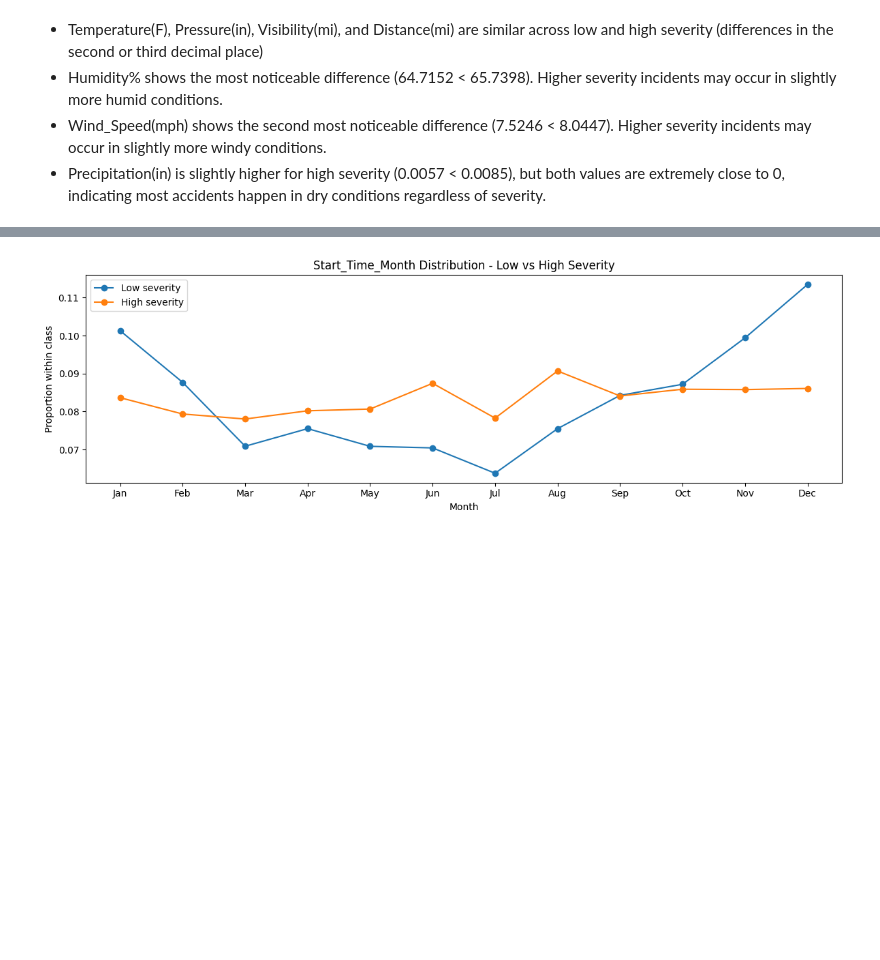
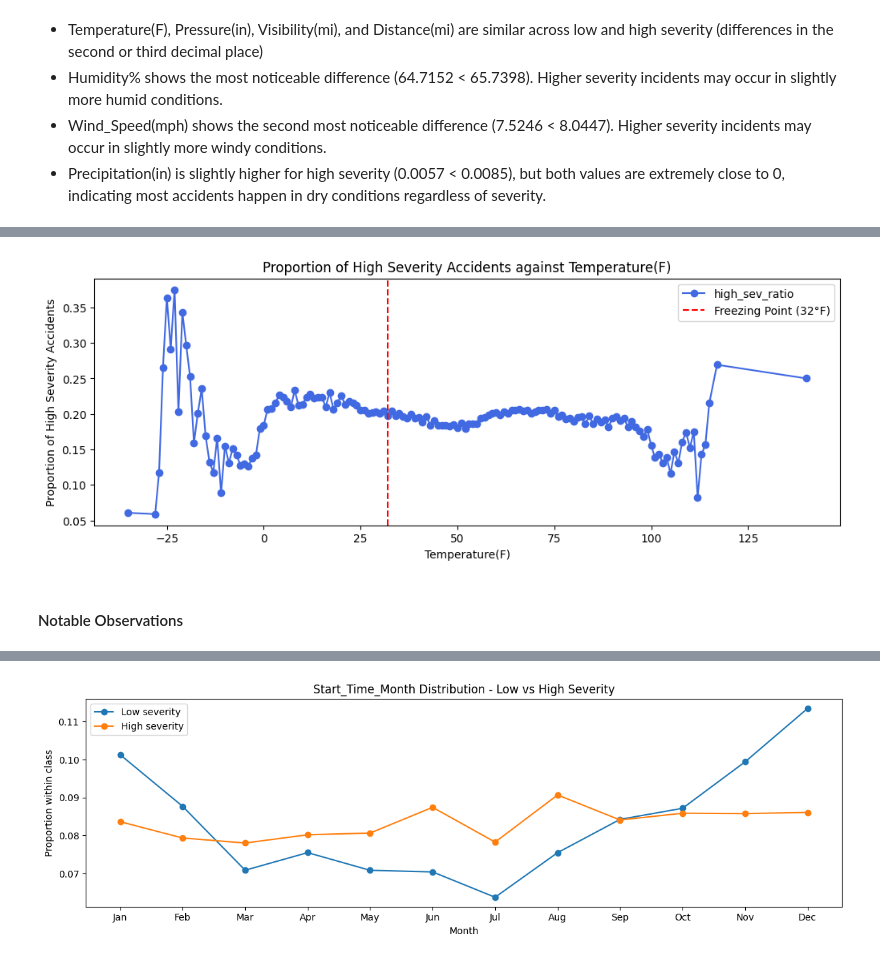
Before and after one commit to iiank/Agentic-AI-for-Big-Data-Analytics, a Jupyter notebook: EDA/Visualisations.ipynb, the cells around one changed output, grey strips where cells are left out. Cells and saved outputs as stored; diff of their text form; code cells hidden in the pictures; blank space fills up the shorter version.

```diff
--- a/EDA/Visualisations.ipynb
+++ b/EDA/Visualisations.ipynb
@@ -219,0 +315,29 @@ Precipitation(in)        0.0057         0.0085
+# %%
+# Ratio of High Severity Accidents per degree of Temperature (F)
+temperature_df = df.select("Temperature(F)", "high_severity") \
+    .withColumn("Temp_Rounded", F.round(F.col("Temperature(F)"), 0)) \
+    .groupBy("Temp_Rounded") \
+    .agg(
+        F.count("*").alias("total_accidents"),
+        F.sum(F.col("high_severity")).alias("high_sev_count")
+    ) \
+    .withColumn("high_sev_ratio", F.col("high_sev_count") / F.col("total_accidents")) \
+    .filter(F.col("total_accidents") > 10) \
+    .orderBy("Temp_Rounded")
+
+temperature_pd = temperature_df.toPandas()
+
+plt.figure(figsize=(12, 4))
+
+plt.plot("Temp_Rounded", "high_sev_ratio", marker="o", data=temperature_pd, color="royalblue")
+
+plt.xlabel("Temperature(F)")
+plt.ylabel("Proportion of High Severity Accidents")
+plt.title(f"Proportion of High Severity Accidents against Temperature(F)")
+plt.axvline(x=32, color='red', linestyle='--', label='Freezing Point (32°F)')
+plt.legend()
+plt.show()
+# %% [output]
+[figure, added]
+# %% [markdown]
+#### Notable Observations
```
Also changed, not shown: parts of 15 cells of this notebook.
